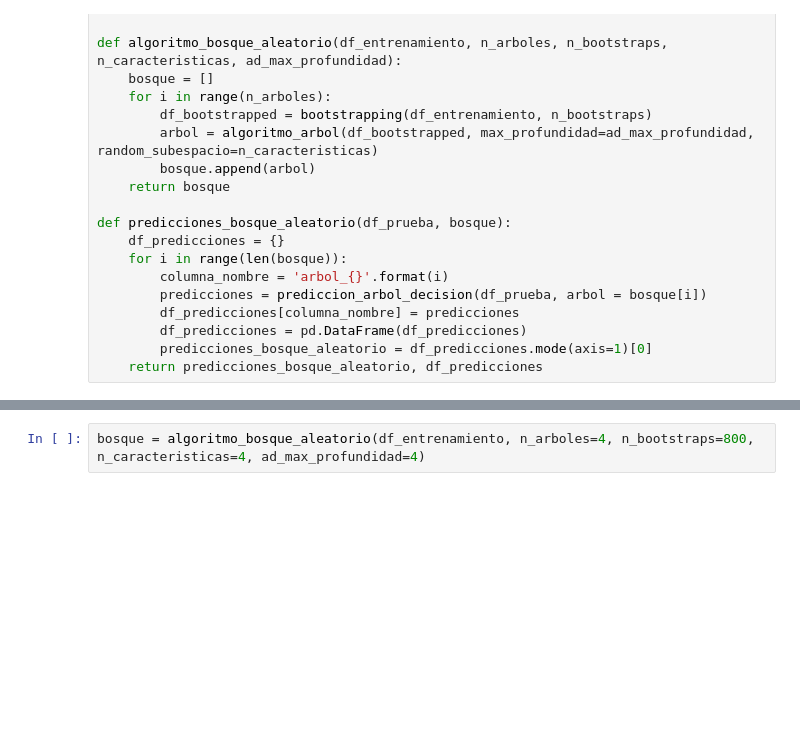
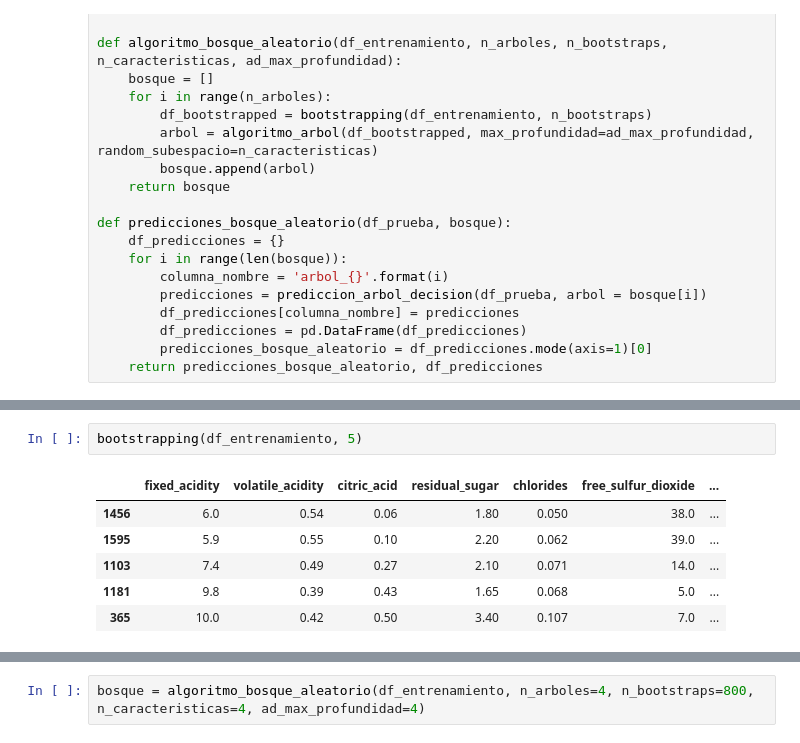
Before and after one commit to NohemyLemus/Inteligencia-artificial, a Jupyter notebook: Bosques/Codigo/Bosques_Aleatorios.ipynb, the cells around one changed output, grey strips where cells are left out. Cells and saved outputs as stored; diff of their text form; blank space fills up the shorter version.

```diff
--- a/Bosques/Codigo/Bosques_Aleatorios.ipynb
+++ b/Bosques/Codigo/Bosques_Aleatorios.ipynb
@@ -107 +115,10 @@ TypeError: object of type 'function' has no len()
+# %%
+bootstrapping(df_entrenamiento, 5)
+# %% [output]
+|  | fixed_acidity | volatile_acidity | citric_acid | residual_sugar | chlorides | free_sulfur_dioxide | ... |
+| 1456 | 6.0 | 0.54 | 0.06 | 1.80 | 0.050 | 38.0 | ... |
+| 1595 | 5.9 | 0.55 | 0.10 | 2.20 | 0.062 | 39.0 | ... |
+| 1103 | 7.4 | 0.49 | 0.27 | 2.10 | 0.071 | 14.0 | ... |
+| 1181 | 9.8 | 0.39 | 0.43 | 1.65 | 0.068 | 5.0 | ... |
+| 365 | 10.0 | 0.42 | 0.50 | 3.40 | 0.107 | 7.0 | ... |
 # %% [markdown]
```
Also changed, not shown: parts of 31 cells of this notebook, 2 other files.
